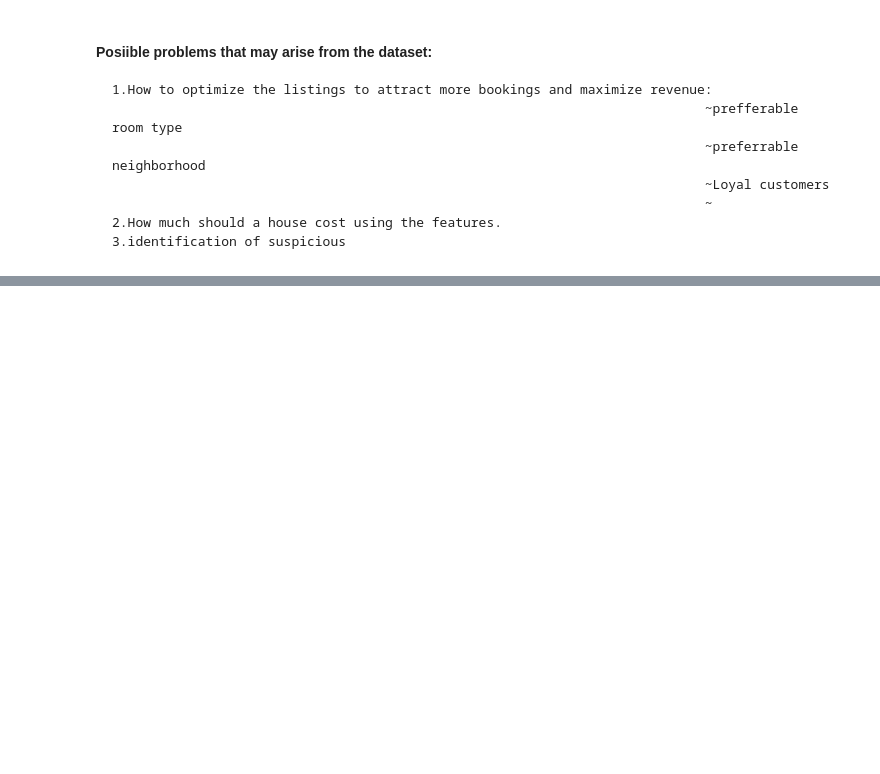
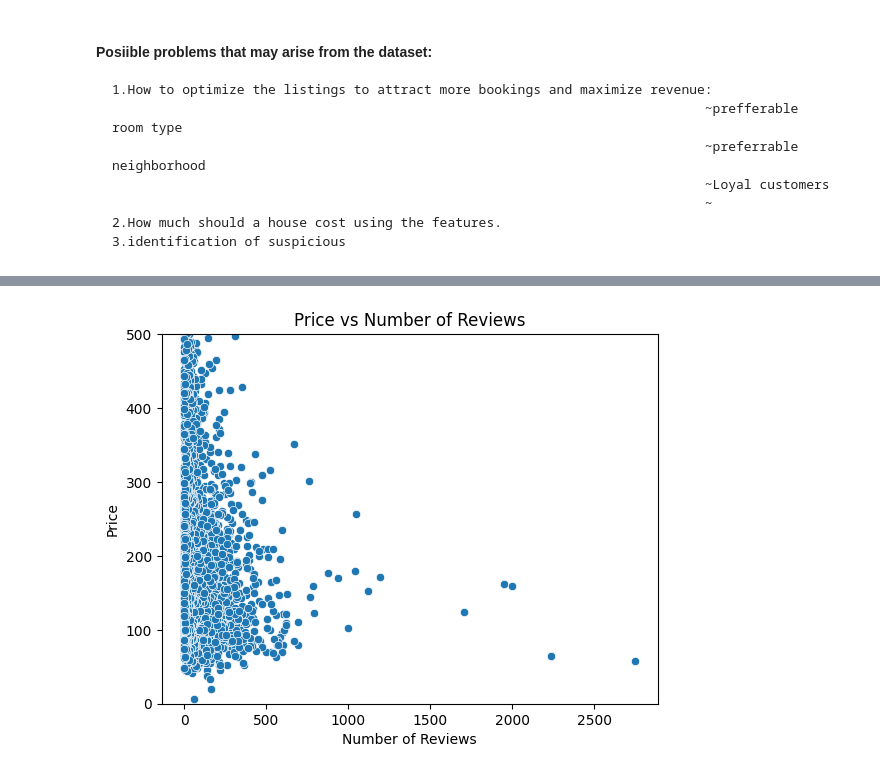
Before and after one commit to Laura-j-code/Listings-Project, a Jupyter notebook: Listings-jyp.ipynb, the cells around one changed output, grey strips where cells are left out. Cells and saved outputs as stored; diff of their text form; code cells hidden in the pictures; blank space fills up the shorter version.

```diff
--- a/Listings-jyp.ipynb
+++ b/Listings-jyp.ipynb
@@ -117,0 +194,11 @@ Name: count, Length: 2011, dtype: int64
+# %%
+sns.scatterplot(x='number_of_reviews', y='price', data=df)
+plt.title('Price vs Number of Reviews')
+plt.xlabel('Number of Reviews')
+plt.ylabel('Price')
+plt.ylim(0, 500)
+plt.show()
+
+#Cheaper listings get more reviews, hence most preferrable
+# %% [output]
+[figure, added]
```
Also changed, not shown: parts of 16 cells of this notebook.
